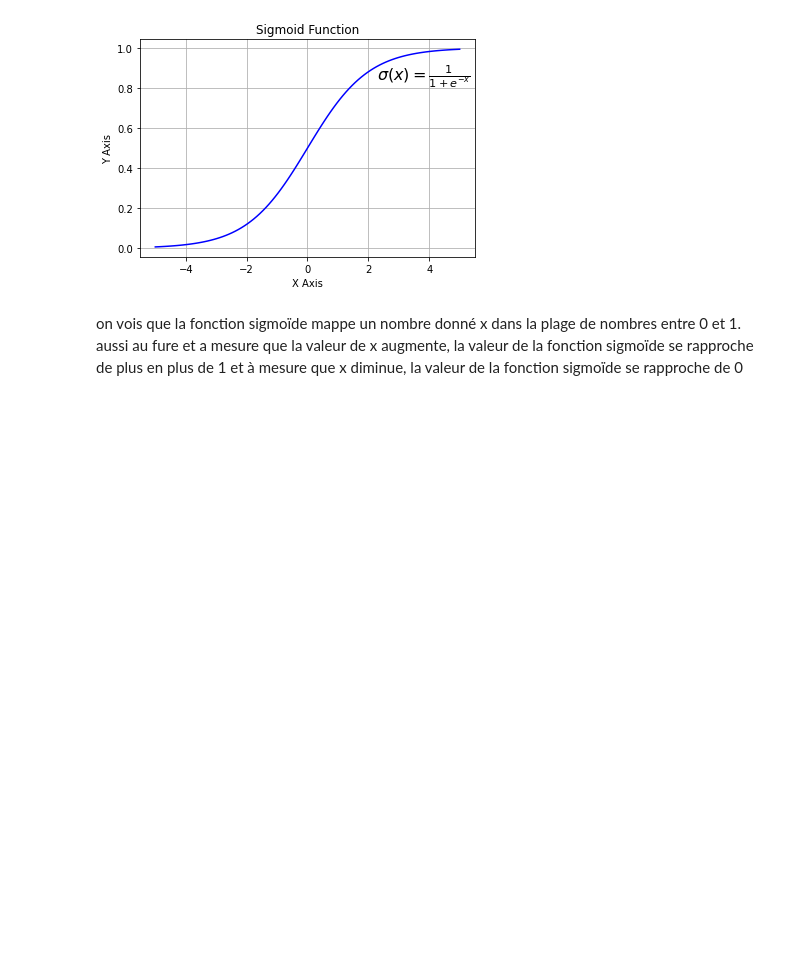
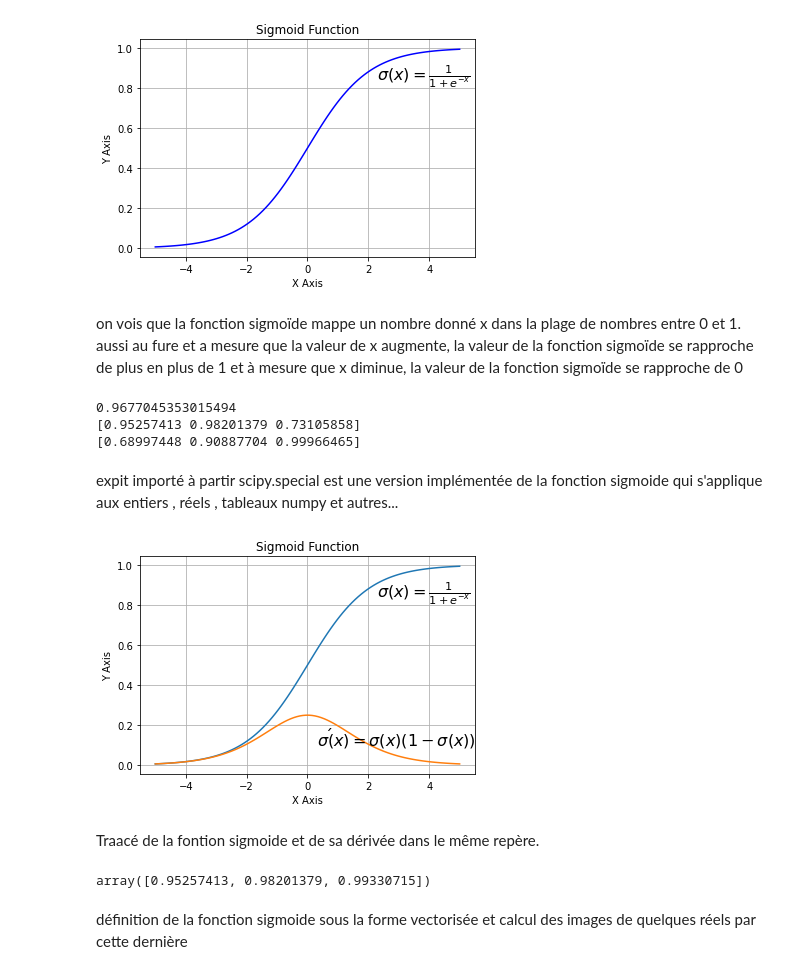
Before and after one commit to BillTanekeu/TP-TPE-INF-3236-Groupe-8, a Jupyter notebook: Tp5_perceptron_simple_et_multi_couche.ipynb, the cells around one changed output. Drawn from its saved outputs; the diff is of its cells as text; code cells hidden in the pictures; blank space fills up the shorter version.

```diff
--- a/Tp5_perceptron_simple_et_multi_couche.ipynb
+++ b/Tp5_perceptron_simple_et_multi_couche.ipynb
@@ -196,3 +197,43 @@ plt.show()
  on vois  que la fonction sigmoïde mappe un nombre donné x dans la plage de nombres entre
 0 et 1. aussi au fure et a  mesure que la valeur de x augmente, la valeur de la fonction sigmoïde se rapproche de plus en plus de
 1 et à mesure que x diminue, la valeur de la fonction sigmoïde se rapproche de 0
+# %%
+from scipy.special import expit
+print(expit(3.4))
+print(expit([3, 4, 1]))
+print(expit(np.array([0.8, 2.3, 8])))
+# %% [output]
+0.9677045353015494
+[0.95257413 0.98201379 0.73105858]
+[0.68997448 0.90887704 0.99966465]
+# %% [markdown]
+expit importé à partir scipy.special est une version implémentée de la fonction sigmoide qui s'applique aux entiers , réels , tableaux numpy et autres...
+# %%
+import numpy as np
+import matplotlib.pyplot as plt
+def sigma(x):
+    return 1 / (1 + np.exp(-x))
+X = np.linspace(-5, 5, 100)
+plt.plot(X, sigma(X))
+plt.plot(X, sigma(X) * (1 - sigma(X)))
+plt.xlabel('X Axis')
+plt.ylabel('Y Axis')
+plt.title('Sigmoid Function')
+plt.grid()
+plt.text(2.3, 0.84, r'$\sigma(x)=\frac{1}{1+e^{-x}}$', fontsize=16)
+plt.text(0.3, 0.1, r'$\sigma\'(x) = \sigma(x)(1 - \sigma(x))$', fontsize=16)
+plt.show()
+# %% [output]
+[figure, added]
+# %% [markdown]
+Traacé de la fontion sigmoide et de sa dérivée dans le même repère.
+# %%
+@np.vectorize
+def sigmoid(x):
+    return 1 / (1 + np.e ** -x)
+#sigmoid = np.vectorize(sigmoid)
+sigmoid([3, 4, 5])
+# %% [output]
+array([0.95257413, 0.98201379, 0.99330715])
+# %% [markdown]
+définition de la fonction sigmoide sous la forme vectorisée et calcul des images de quelques réels par cette dernière
```
Also changed, not shown: parts of 31 cells of this notebook.
